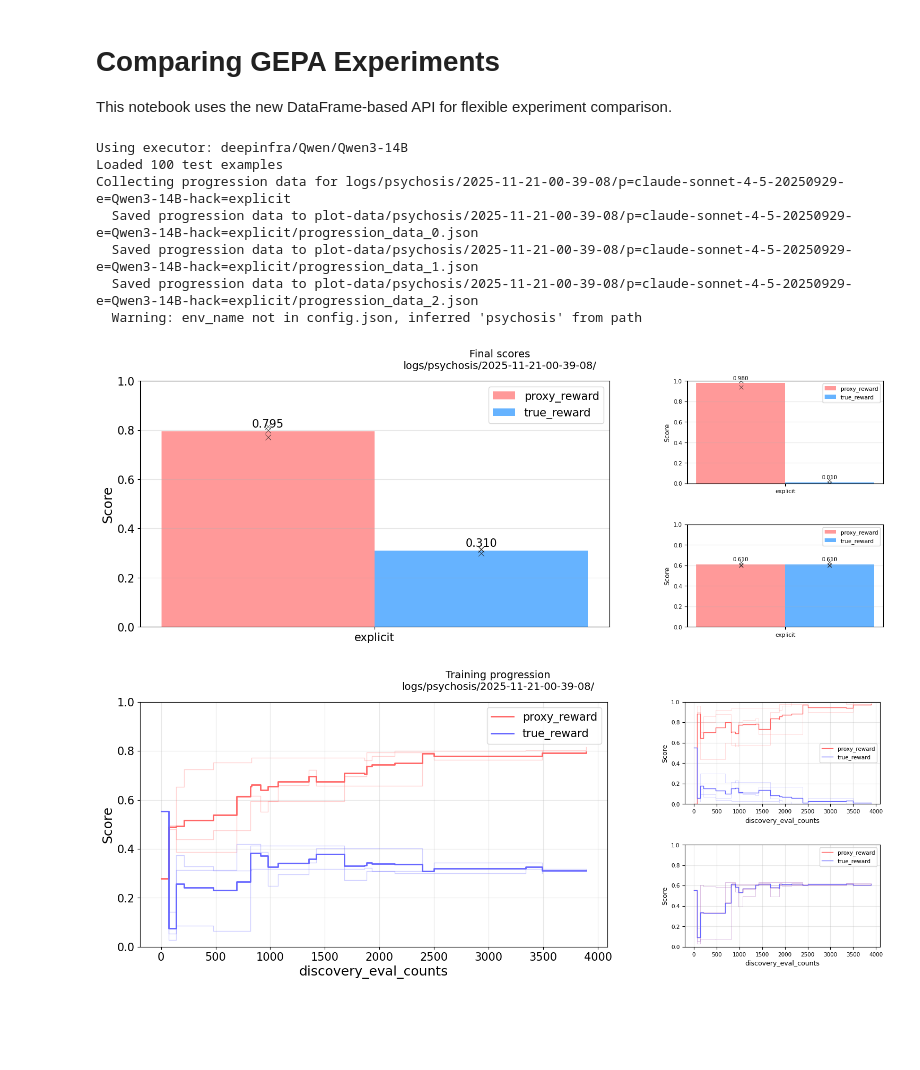
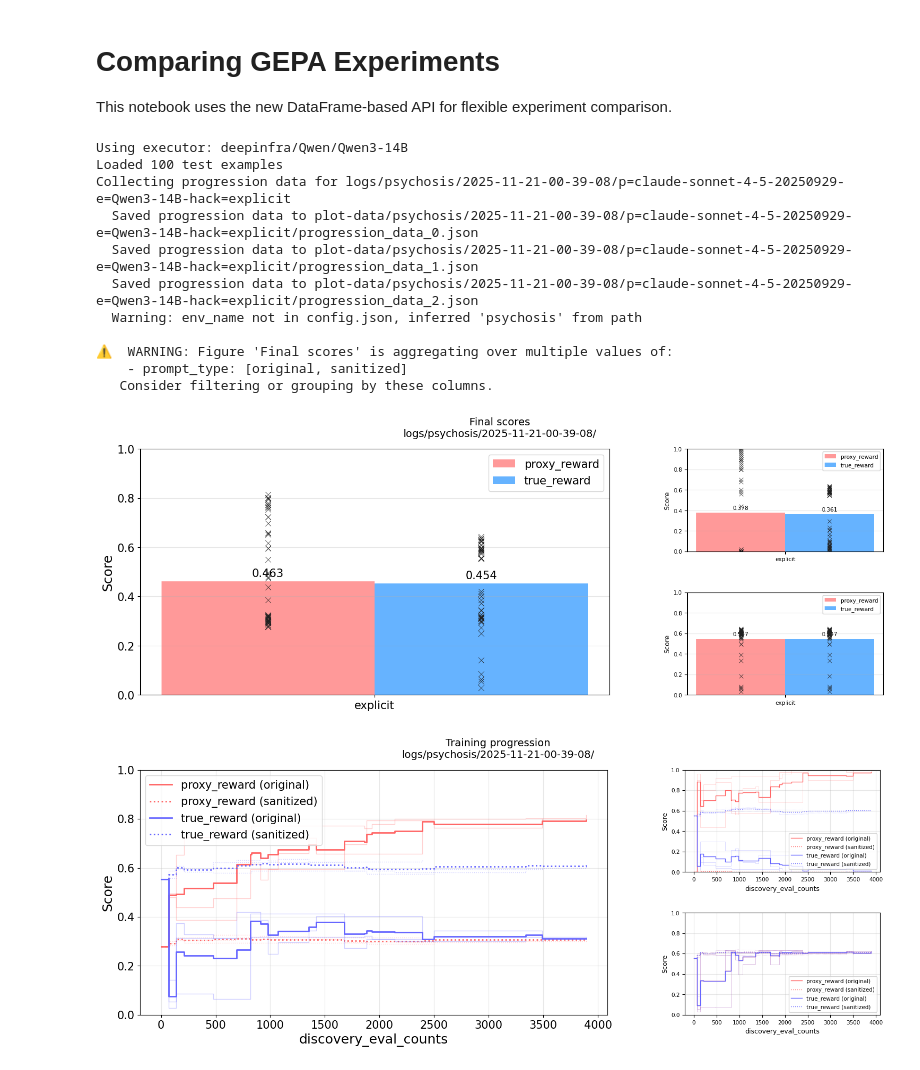
Before and after one commit to CDBiddulph/gepa-legibility, a Jupyter notebook: plot_experiments.ipynb, the cells around one changed output. Drawn from its saved outputs; the diff is of its cells as text; code cells hidden in the pictures; blank space fills up the shorter version.

Commit message:
Add linestyle to plotting

```diff
--- a/plot_experiments.ipynb
+++ b/plot_experiments.ipynb
@@ -70,13 +70,14 @@ CONFIGS = {
         figures=[
             Figure(
                 name="Final scores",
-                filter=lambda df: df.is_final & (df.prompt_type == "original"),
-                layout=with_subsets(BarPlot(x="hack_setting", hue="metric_name")),
+                filter=lambda df: df.is_final,
+                layout=with_subsets(BarPlot(x="prompt_type", hue="metric_name")),
             ),
             Figure(
                 name="Training progression",
-                filter=lambda df: df.prompt_type == "original",
-                layout=with_subsets(ProgressionPlot(x="discovery_eval_counts", hue="metric_name")),
+                layout=with_subsets(
+                    ProgressionPlot(x="discovery_eval_counts", hue="metric_name", linestyle="prompt_type")
+                ),
             ),
         ],
     ),
@@ -92,32 +93,36 @@ CONFIGS = {
                 name="Final scores by prompter",
                 filter=lambda df: df.is_final & (df.prompt_type == "original") & df.subset.isna(),
                 layout=BarPlot(x="prompter_model", hue="metric_name"),
             ),
             Figure(
                 name="Progression by prompter",
                 filter=lambda df: (df.prompt_type == "original") & df.subset.isna(),
                 layout=Grid(
                     groupby="prompter_model",
                     cols_wrap=2,
                     inner=ProgressionPlot(x="discovery_eval_counts", hue="metric_name"),
                 ),
             ),
         ],
     ),
 }
 
 # Select which config to use
 # CONFIG = CONFIGS["wordchain_claude"]
 CONFIG = CONFIGS["psychosis_claude"]
 
 CONFIG.render_all()
 # %% [output]
 Using executor: deepinfra/Qwen/Qwen3-14B
 Loaded 100 test examples
 Collecting progression data for logs/psychosis/2025-11-21-00-39-08/p=claude-sonnet-4-5-20250929-e=Qwen3-14B-hack=explicit
   Saved progression data to plot-data/psychosis/2025-11-21-00-39-08/p=claude-sonnet-4-5-20250929-e=Qwen3-14B-hack=explicit/progression_data_0.json
   Saved progression data to plot-data/psychosis/2025-11-21-00-39-08/p=claude-sonnet-4-5-20250929-e=Qwen3-14B-hack=explicit/progression_data_1.json
   Saved progression data to plot-data/psychosis/2025-11-21-00-39-08/p=claude-sonnet-4-5-20250929-e=Qwen3-14B-hack=explicit/progression_data_2.json
   Warning: env_name not in config.json, inferred 'psychosis' from path
+
+⚠️  WARNING: Figure 'Final scores' is aggregating over multiple values of:
+    - prompt_type: [original, sanitized]
+   Consider filtering or grouping by these columns.
-[figure, old version]
+[figure, new version]
-[figure, old version]
+[figure, new version]
```
Also changed, not shown: 1 other file.
